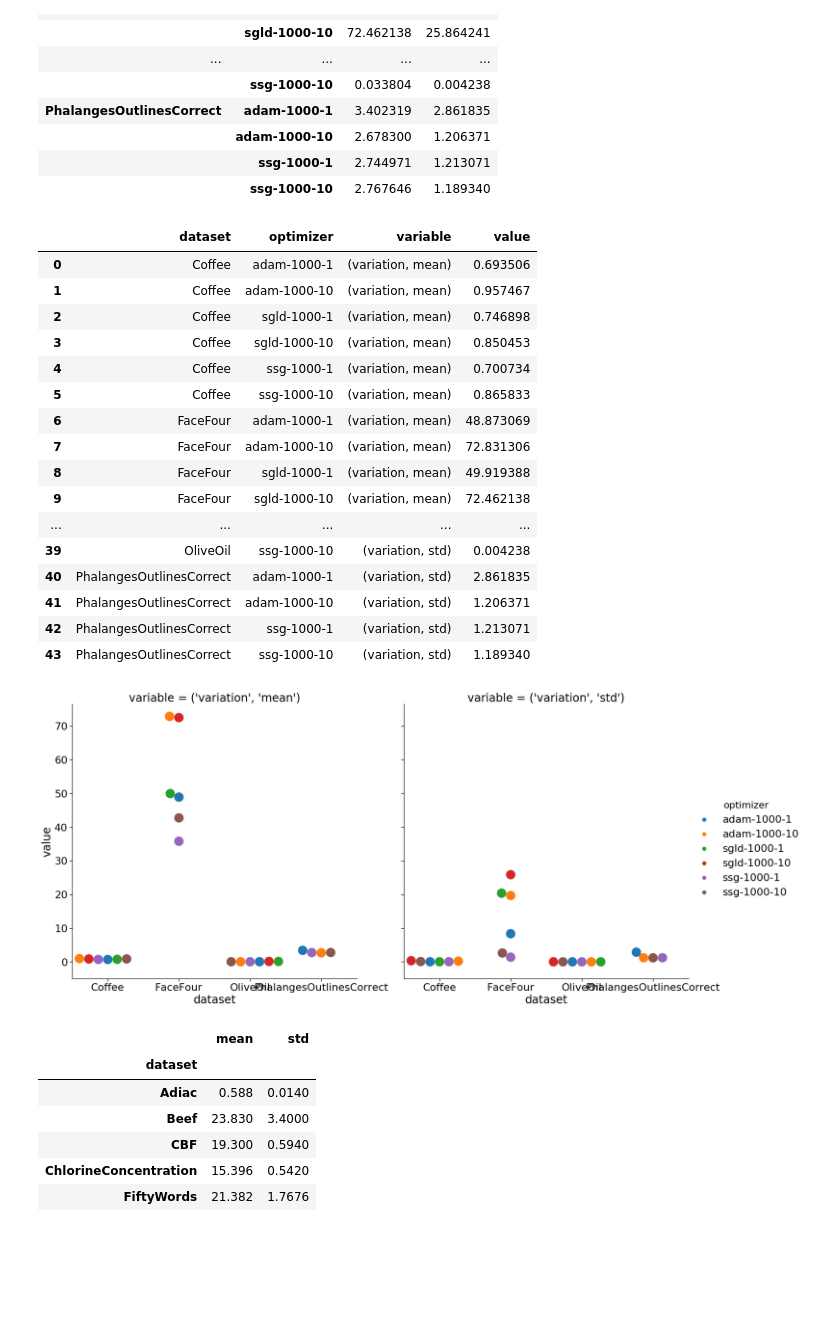
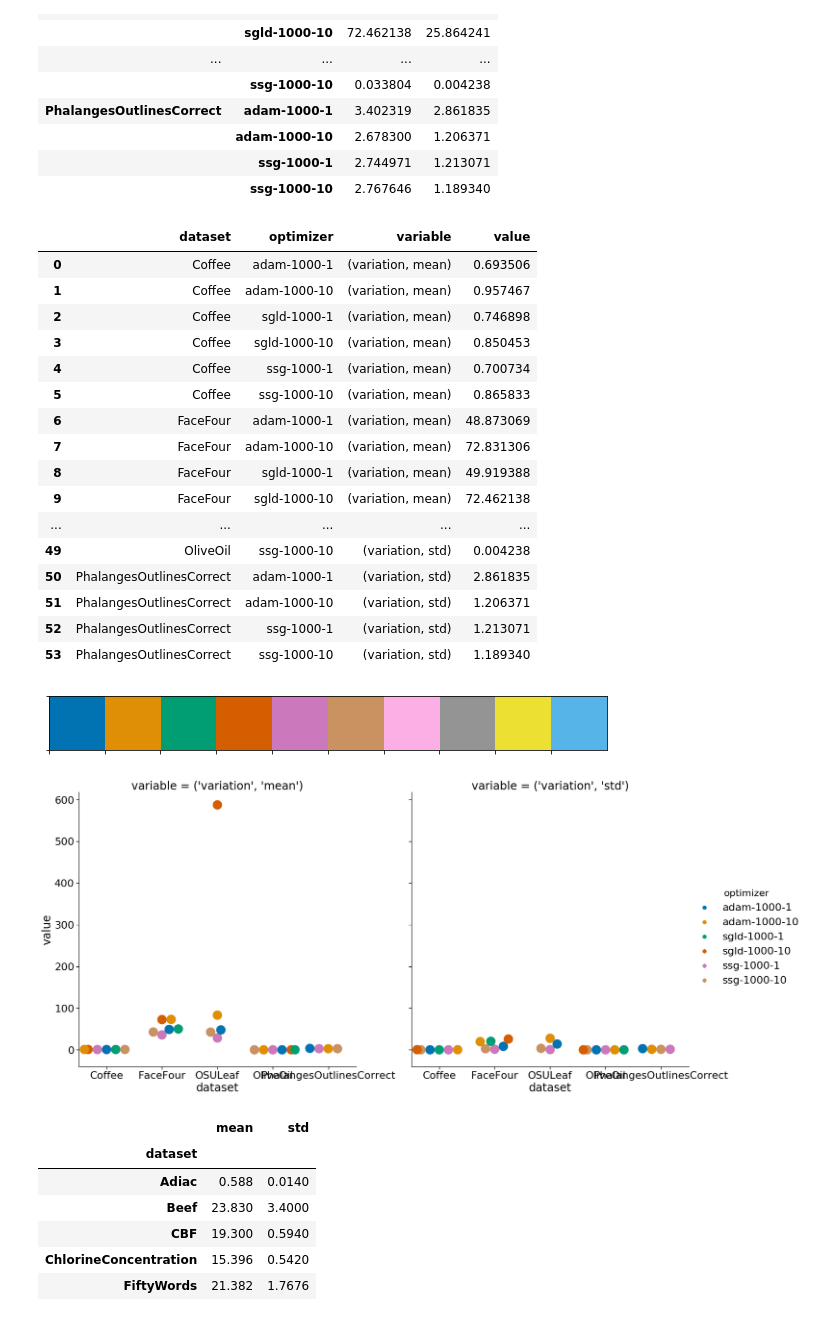
Before and after one commit to wuxmax/dtw-mean-optimization, a Jupyter notebook: explore_results.ipynb, the cells around one changed output. Saved outputs shown, nothing was run; the diff lists cells and outputs as text; code cells hidden in the pictures; blank space fills up the shorter version.

```diff
--- a/explore_results.ipynb
+++ b/explore_results.ipynb
@@ -43,3 +43,6 @@ unfinshed_datasets = df.groupby(['dataset', 'optimizer']).filter(filter_func)['d
 unfinshed_datasets
 # %% [output]
 array(['OSULeaf'], dtype=object)
+# %%
+filter_datasets = [] # list(unfinshed_datasets)#  + ['FaceFour']
+filter_datasets
@@ -46,5 +51,5 @@ array(['OSULeaf'], dtype=object)
 # %%
-df_filtered = df[~df.dataset.isin(unfinshed_datasets)]
+df_filtered = df[~df.dataset.isin(filter_datasets)]
 # %%
 df_grouped = df_filtered.groupby(['dataset', 'optimizer']).agg(['mean', 'std'])
 display(df_grouped)
@@ -111,16 +116,20 @@ display(df_plot)
 | 8 | FaceFour | sgld-1000-1 | (variation, mean) | 49.919388 |
 | 9 | FaceFour | sgld-1000-10 | (variation, mean) | 72.462138 |
 | ... | ... | ... | ... | ... |
-| 39 | OliveOil | ssg-1000-10 | (variation, std) | 0.004238 |
-| 40 | PhalangesOutlinesCorrect | adam-1000-1 | (variation, std) | 2.861835 |
-| 41 | PhalangesOutlinesCorrect | adam-1000-10 | (variation, std) | 1.206371 |
-| 42 | PhalangesOutlinesCorrect | ssg-1000-1 | (variation, std) | 1.213071 |
-| 43 | PhalangesOutlinesCorrect | ssg-1000-10 | (variation, std) | 1.189340 |
+| 49 | OliveOil | ssg-1000-10 | (variation, std) | 0.004238 |
+| 50 | PhalangesOutlinesCorrect | adam-1000-1 | (variation, std) | 2.861835 |
+| 51 | PhalangesOutlinesCorrect | adam-1000-10 | (variation, std) | 1.206371 |
+| 52 | PhalangesOutlinesCorrect | ssg-1000-1 | (variation, std) | 1.213071 |
+| 53 | PhalangesOutlinesCorrect | ssg-1000-10 | (variation, std) | 1.189340 |
+# %%
+sns.palplot(sns.color_palette("colorblind"))
+# %% [output]
+[figure, added]
 # %%
 with sns.plotting_context('notebook', font_scale=2):
-    sns.catplot(x='dataset', y='value', hue='optimizer', col='variable', data=df_plot, height=10, s=20, kind='swarm')
+    sns.catplot(x='dataset', y='value', hue='optimizer', col='variable', data=df_plot, height=10, s=20, kind='swarm', palette='colorblind')
 # %% [output]
-[figure, old version]
+[figure, new version]
 # %%
 REFERENCE_FILE = "reference/5-sets_reference-results.csv"
 df_r = pd.read_csv(REFERENCE_FILE)
```
Also changed, not shown: parts of 1 cell of this notebook, 2 other files.
